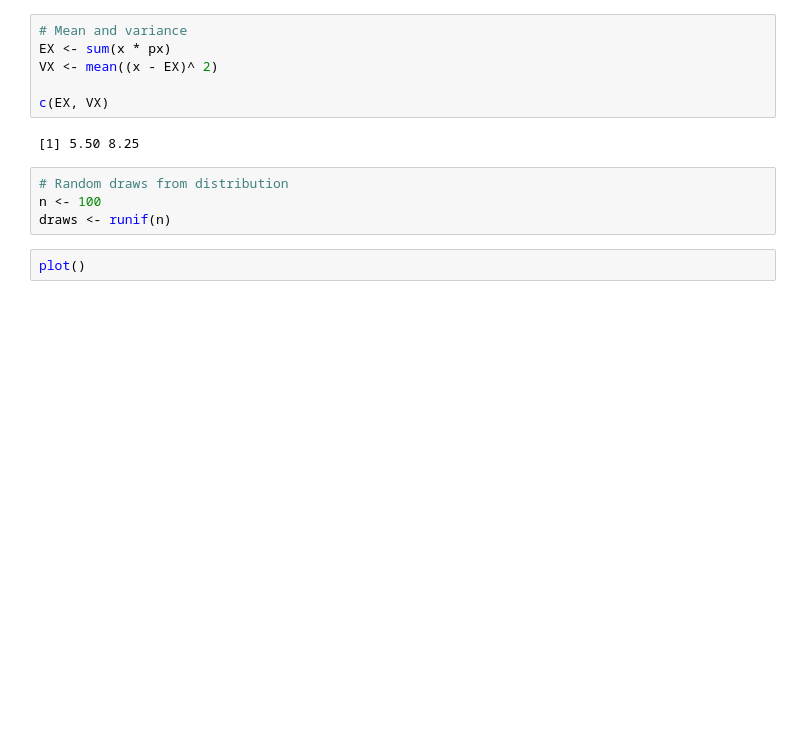
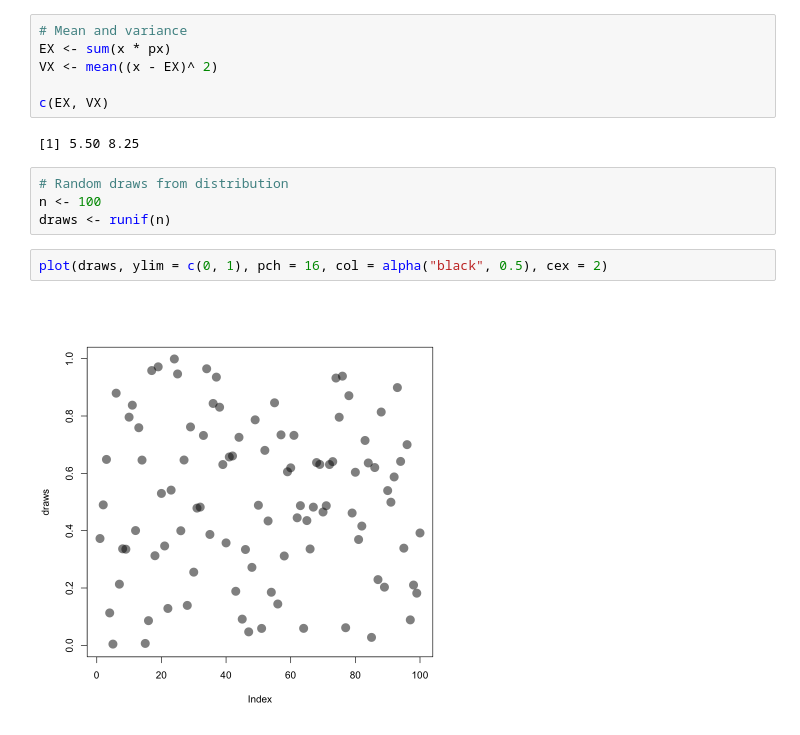
Before and after one commit to radmir53/DATA202, a Jupyter notebook: Week_9_Code.ipynb, the cells around one changed output. Saved outputs shown, nothing was run; the diff lists cells and outputs as text; blank space fills up the shorter version.

```diff
--- a/Week_9_Code.ipynb
+++ b/Week_9_Code.ipynb
@@ -24,5 +27,7 @@ c(EX, VX)
 # Random draws from distribution
 n <- 100
 draws <- runif(n)
-# %%
-plot()
+# %%
+plot(draws, ylim = c(0, 1), pch = 16, col = alpha("black", 0.5), cex = 2)
+# %% [output]
+[figure, added]
```
Also changed, not shown: parts of 1 cell of this notebook.
